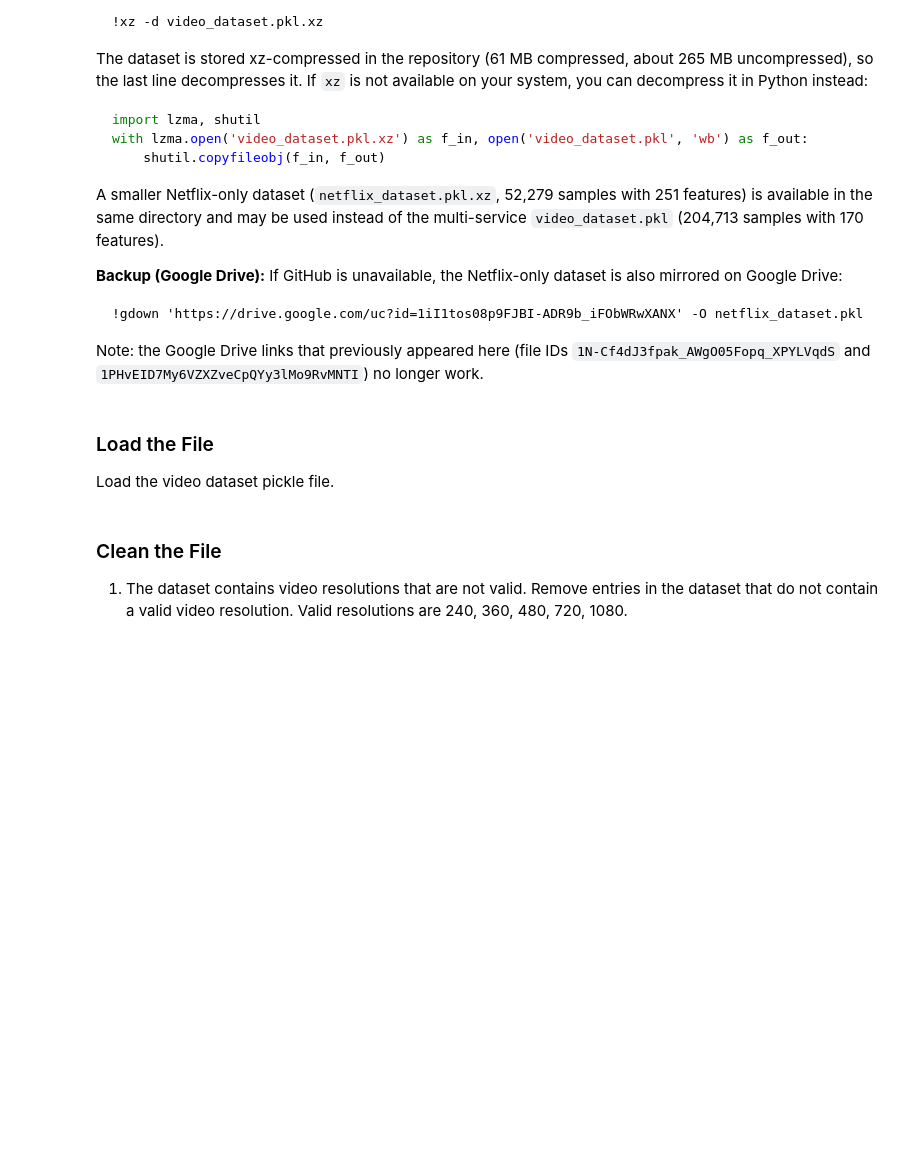
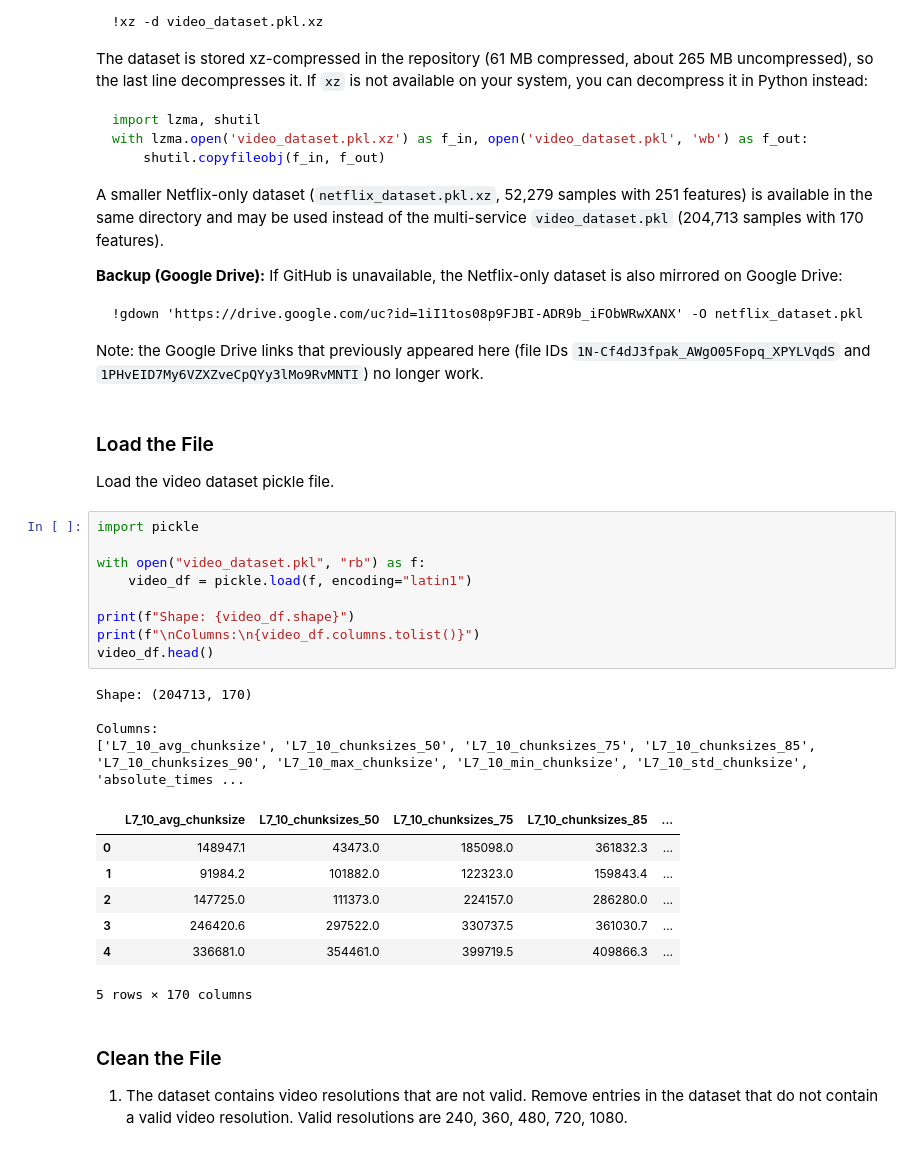
Before and after one commit to clarissecheung/ml-systems, a Jupyter notebook: docs/assignments/1-Video-Quality-Inference.ipynb, the cells around one changed output. Cells and saved outputs as stored; diff of their text form; blank space fills up the shorter version.

```diff
--- a/docs/assignments/1-Video-Quality-Inference.ipynb
+++ b/docs/assignments/1-Video-Quality-Inference.ipynb
@@ -238,6 +238,27 @@ Note: the Google Drive links that previously appeared here (file IDs `1N-Cf4dJ3f
 ### Load the File
 
 Load the video dataset pickle file.
+# %%
+import pickle
+
+with open("video_dataset.pkl", "rb") as f:
+    video_df = pickle.load(f, encoding="latin1")
+
+print(f"Shape: {video_df.shape}")
+print(f"\nColumns:\n{video_df.columns.tolist()}")
+video_df.head()
+# %% [output]
+Shape: (204713, 170)
+
+Columns:
+['L7_10_avg_chunksize', 'L7_10_chunksizes_50', 'L7_10_chunksizes_75', 'L7_10_chunksizes_85', 'L7_10_chunksizes_90', 'L7_10_max_chunksize', 'L7_10_min_chunksize', 'L7_10_std_chunksize', 'absolute_times ...
+|  | L7_10_avg_chunksize | L7_10_chunksizes_50 | L7_10_chunksizes_75 | L7_10_chunksizes_85 | ... |
+| 0 | 148947.1 | 43473.0 | 185098.0 | 361832.3 | ... |
+| 1 | 91984.2 | 101882.0 | 122323.0 | 159843.4 | ... |
+| 2 | 147725.0 | 111373.0 | 224157.0 | 286280.0 | ... |
+| 3 | 246420.6 | 297522.0 | 330737.5 | 361030.7 | ... |
+| 4 | 336681.0 | 354461.0 | 399719.5 | 409866.3 | ... |
+5 rows × 170 columns
 # %% [markdown]
 ### Clean the File
 
```
Also changed, not shown: parts of 12 cells of this notebook.
